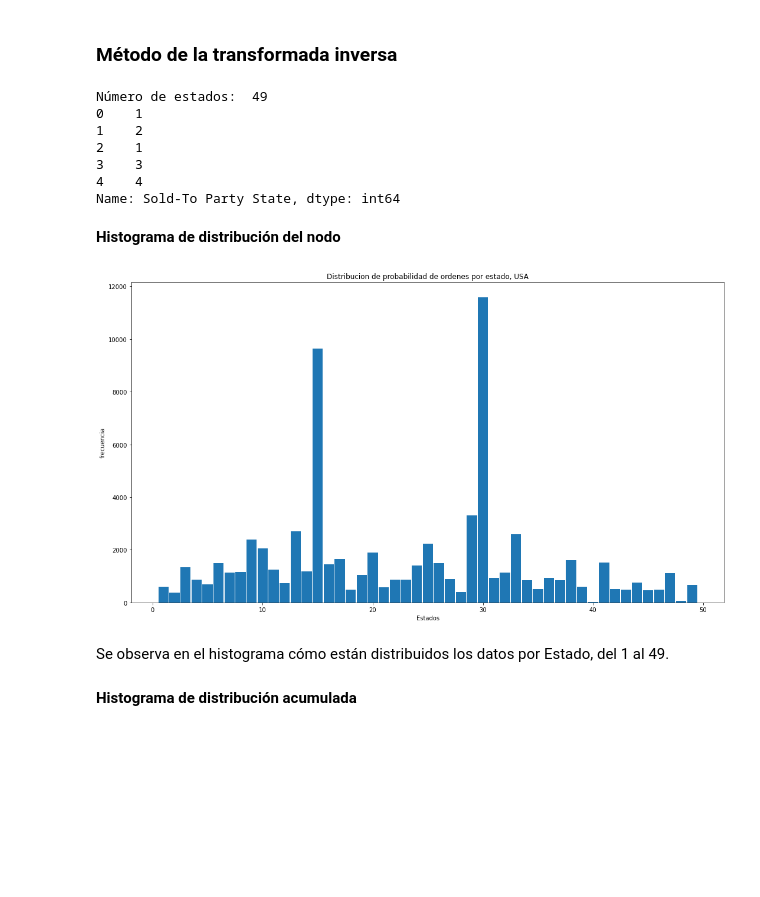
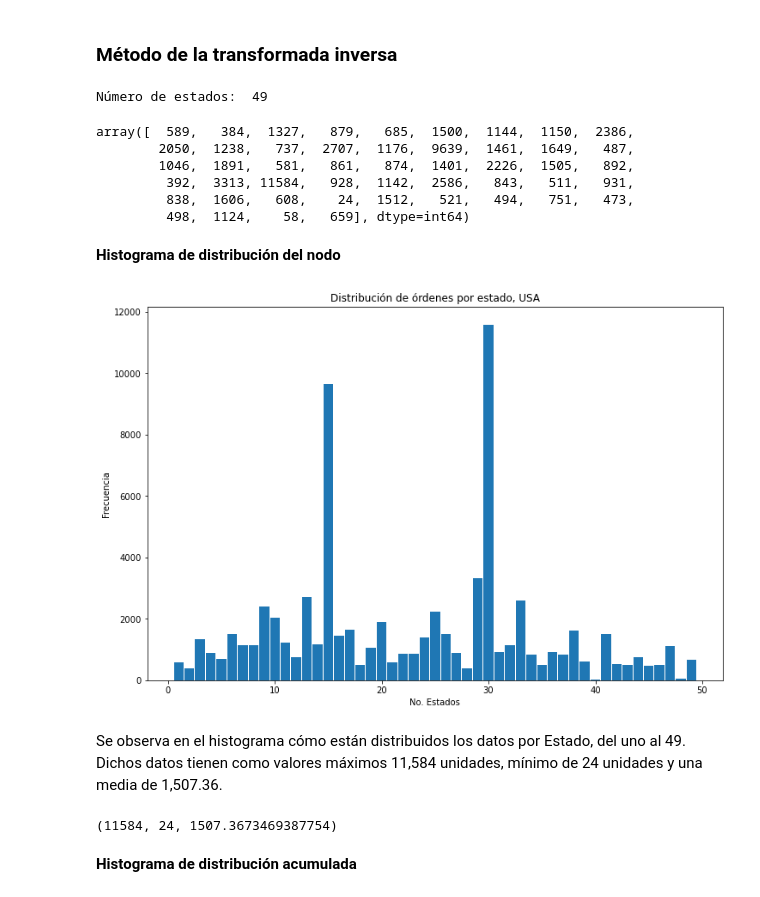
Before and after one commit to leonardoaceves/ProyectoSPF_JLACEVES_AMAGUILERA, a Jupyter notebook: ProyectoModulo1_AcevesJ_AguileraA.ipynb, the cells around one changed output. Drawn from its saved outputs; the diff is of its cells as text; code cells hidden in the pictures; blank space fills up the shorter version.

```diff
--- a/ProyectoModulo1_AcevesJ_AguileraA.ipynb
+++ b/ProyectoModulo1_AcevesJ_AguileraA.ipynb
@@ -232,31 +228,35 @@ consbrand.head()
 # %%
 #MÉTODO DE LA TRANFORMADA INVERSA
 print('Número de estados: ', consbrand['Sold-To Party State'].nunique())
-print(consbrand['Sold-To Party State'].head())
 state = consbrand.groupby("Sold-To Party State").count()
 state_acum = pd.DataFrame(index = state.index)
 freq = state['Sales Order Number'].values
+freq #Cantidad
 # %% [output]
 Número de estados:  49
-0    1
-1    2
-2    1
-3    3
-4    4
-Name: Sold-To Party State, dtype: int64
+array([  589,   384,  1327,   879,   685,  1500,  1144,  1150,  2386,
+        2050,  1238,   737,  2707,  1176,  9639,  1461,  1649,   487,
+        1046,  1891,   581,   861,   874,  1401,  2226,  1505,   892,
+         392,  3313, 11584,   928,  1142,  2586,   843,   511,   931,
+         838,  1606,   608,    24,  1512,   521,   494,   751,   473,
+         498,  1124,    58,   659], dtype=int64)
 # %% [markdown]
 **Histograma de distribución del nodo**
 # %%
-plt.figure(figsize=(18,10))
+plt.figure(figsize=(12,8))
 plt.bar(state.index, freq, width = .92)
-plt.title('Distribucion de probabilidad de ordenes por estado, USA')
-plt.ylabel('frecuencia')
-plt.xlabel('Estados')
+plt.title('Distribución de órdenes por estado, USA')
+plt.ylabel('Frecuencia')
+plt.xlabel('No. Estados')
 plt.show()
 # %% [output]
-[figure, old version]
+[figure, new version]
 # %% [markdown]
-Se observa en el histograma cómo están distribuidos los datos por Estado, del 1 al 49.
+Se observa en el histograma cómo están distribuidos los datos por Estado, del uno al 49. Dichos datos tienen como valores máximos 11,584 unidades,  mínimo de 24 unidades y una media de 1,507.36.
+# %%
+freq.max(), freq.min(), freq.mean()
+# %% [output]
+(11584, 24, 1507.3673469387754)
 # %% [markdown]
 **Histograma de distribución acumulada**
 # %%
```
Also changed, not shown: parts of 38 cells of this notebook.
